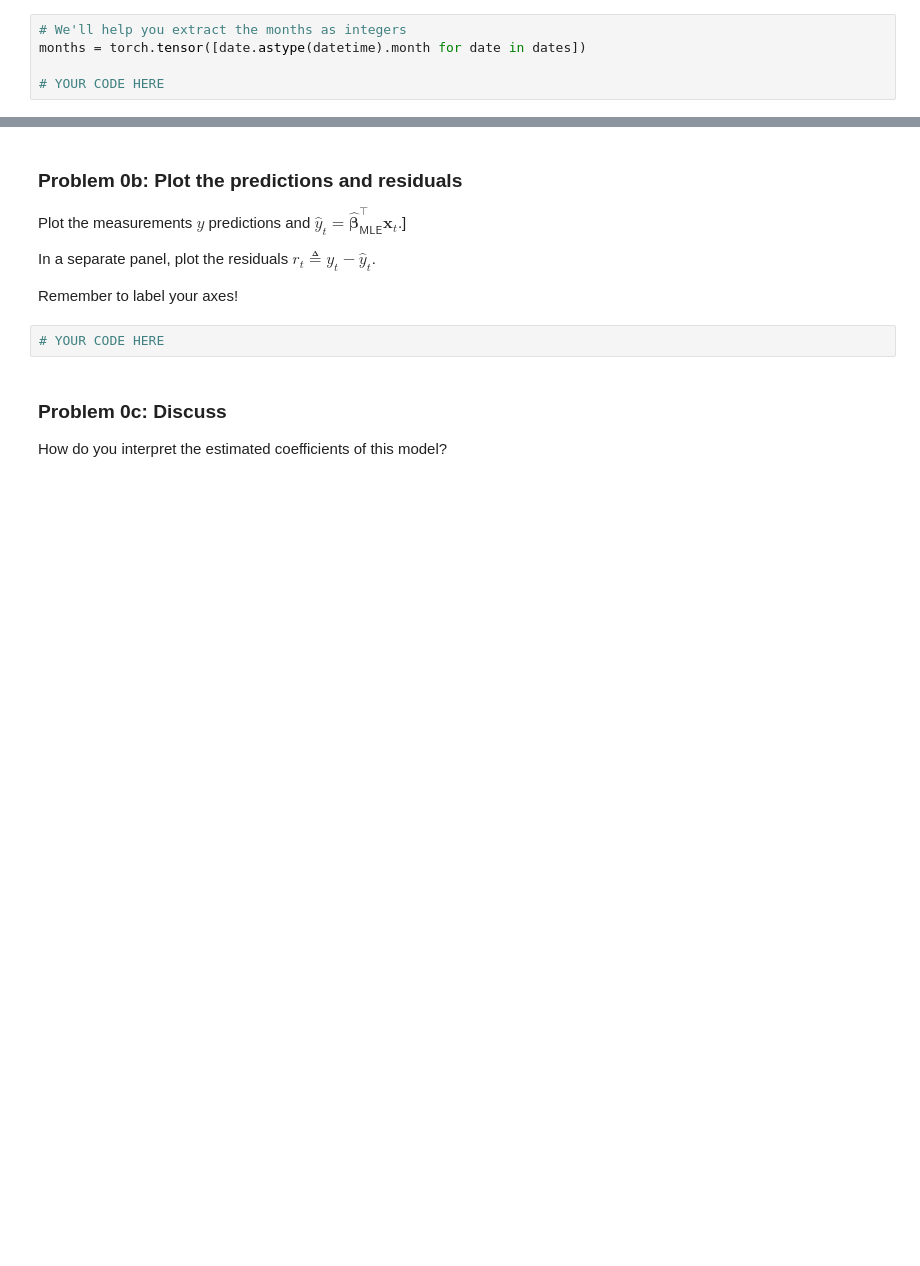
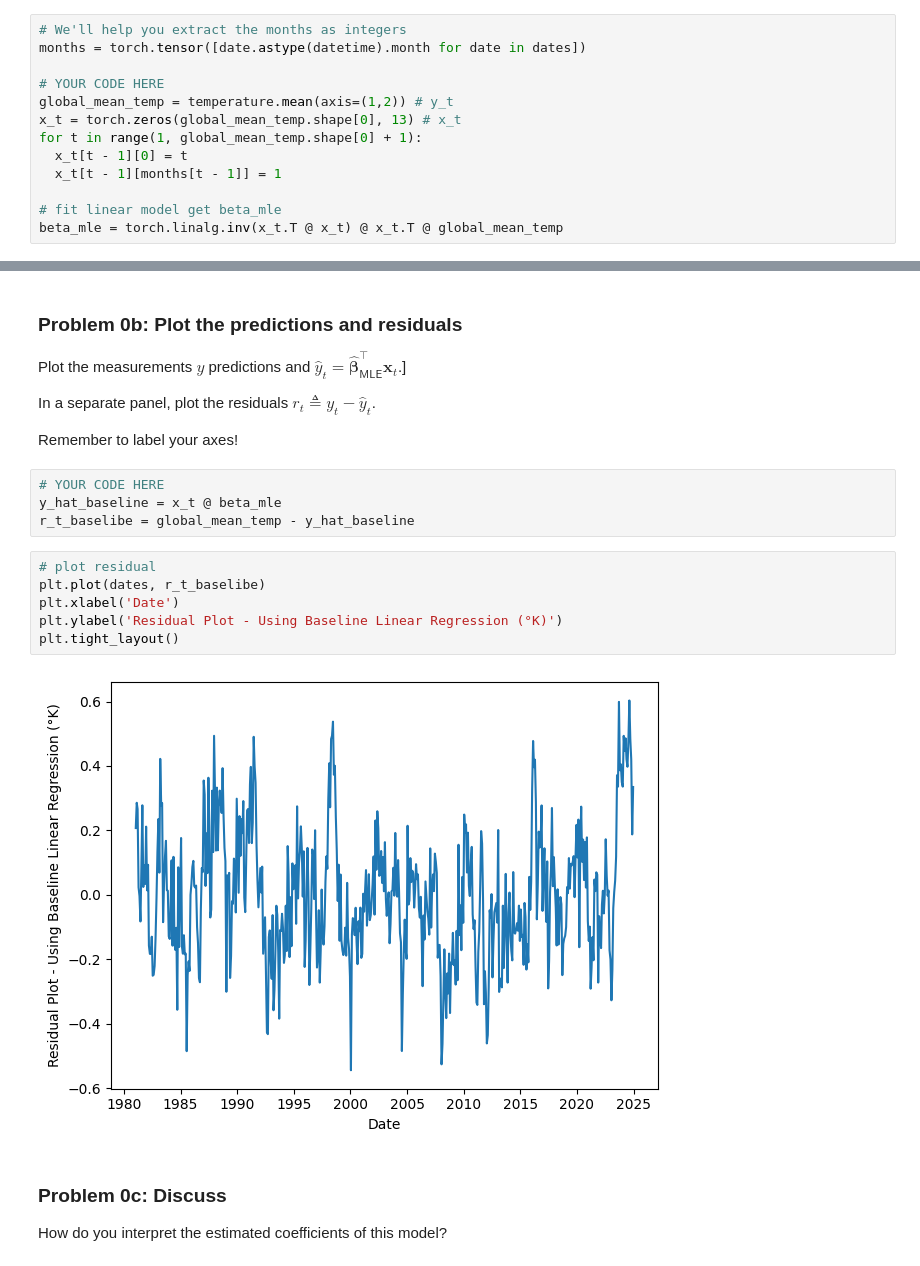
Before and after one commit to fatday/My-Grad-Math-Works, a Jupyter notebook: AppliedStatistics/hw3.ipynb, the cells around one changed output, grey strips where cells are left out. Saved outputs shown, nothing was run; the diff lists cells and outputs as text; blank space fills up the shorter version.

```diff
--- a/AppliedStatistics/hw3.ipynb
+++ b/AppliedStatistics/hw3.ipynb
@@ -186,3 +201,11 @@ Use the following covariates,
 months = torch.tensor([date.astype(datetime).month for date in dates])
 
 # YOUR CODE HERE
+global_mean_temp = temperature.mean(axis=(1,2)) # y_t
+x_t = torch.zeros(global_mean_temp.shape[0], 13) # x_t
+for t in range(1, global_mean_temp.shape[0] + 1):
+  x_t[t - 1][0] = t
+  x_t[t - 1][months[t - 1]] = 1
+
+# fit linear model get beta_mle
+beta_mle = torch.linalg.inv(x_t.T @ x_t) @ x_t.T @ global_mean_temp
@@ -196,6 +239,16 @@ In a separate panel, plot the residuals $r_t \triangleq y_t - \hat{y}_t$.
 Remember to label your axes!
 # %%
 # YOUR CODE HERE
+y_hat_baseline = x_t @ beta_mle
+r_t_baselibe = global_mean_temp - y_hat_baseline
+# %%
+# plot residual
+plt.plot(dates, r_t_baselibe)
+plt.xlabel('Date')
+plt.ylabel('Residual Plot - Using Baseline Linear Regression (°K)')
+plt.tight_layout()
+# %% [output]
+[figure, added]
 # %% [markdown]
 ### Problem 0c: Discuss
 
```
Also changed, not shown: parts of 9 cells of this notebook.
